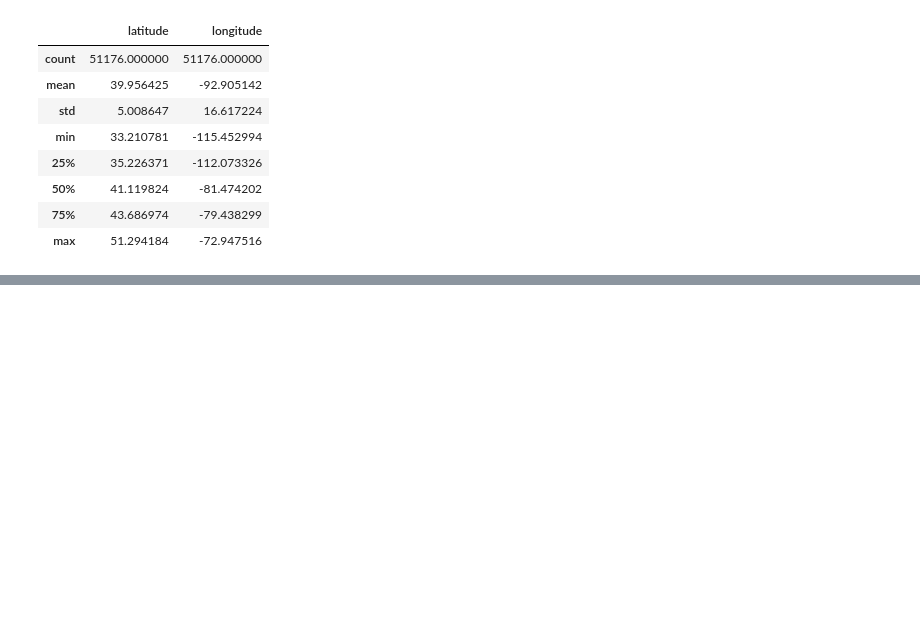
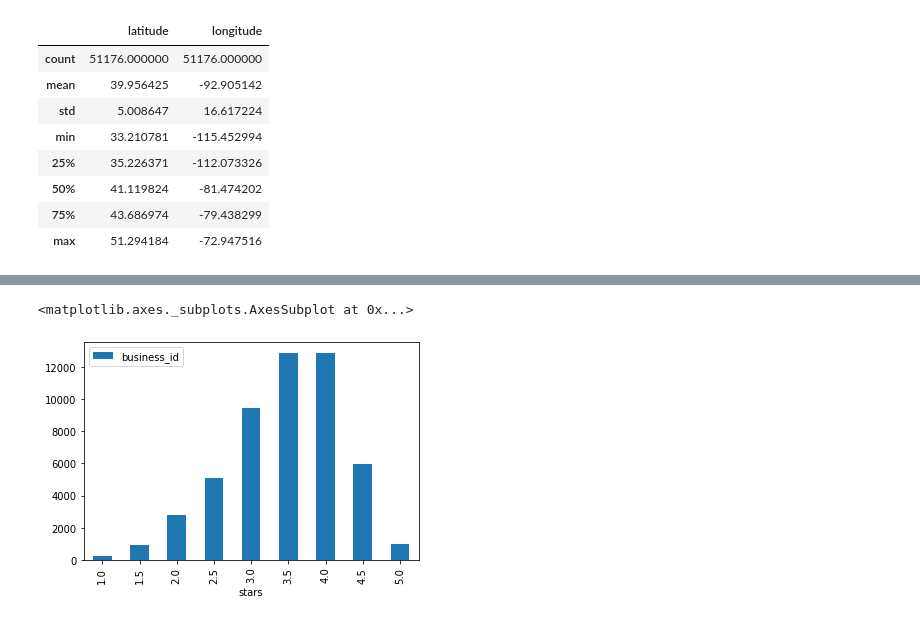
Before and after one commit to DLaux/DMML-Project, a Jupyter notebook: code/EDA.ipynb, the cells around one changed output, grey strips where cells are left out. Cells and saved outputs as stored; diff of their text form; code cells hidden in the pictures; blank space fills up the shorter version.

```diff
--- a/code/EDA.ipynb
+++ b/code/EDA.ipynb
@@ -90,0 +104,6 @@ Index(['address', 'business_id', 'city', 'hours', 'is_open', 'latitude',
+# %%
+r1 = df[["business_id","stars"]].groupby(["stars"]).count()
+r1.plot.bar(x=None, y=None)
+# %% [output]
+<matplotlib.axes._subplots.AxesSubplot at 0x...>
+[figure, added]
```
Also changed, not shown: parts of 4 cells of this notebook.
